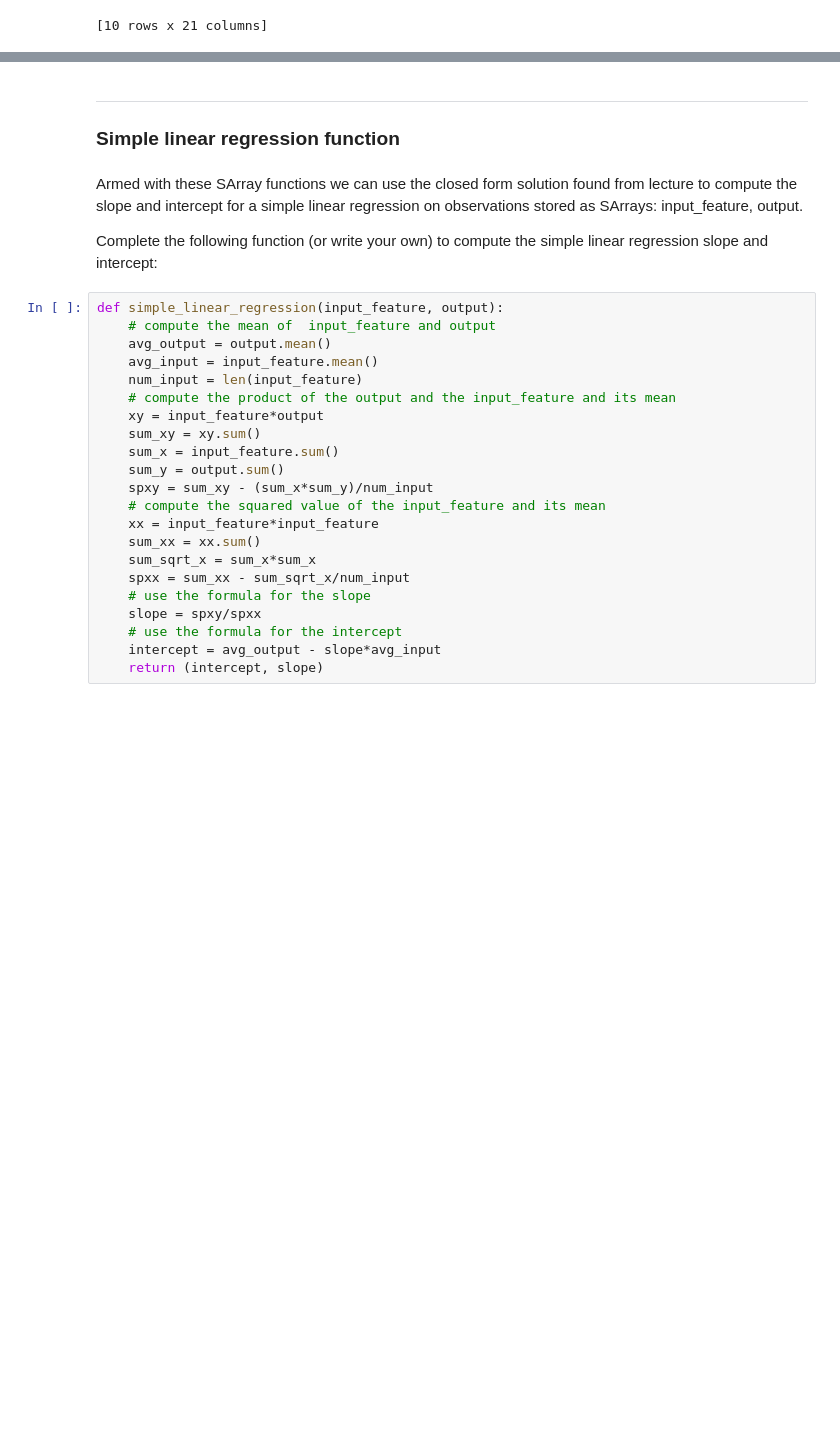
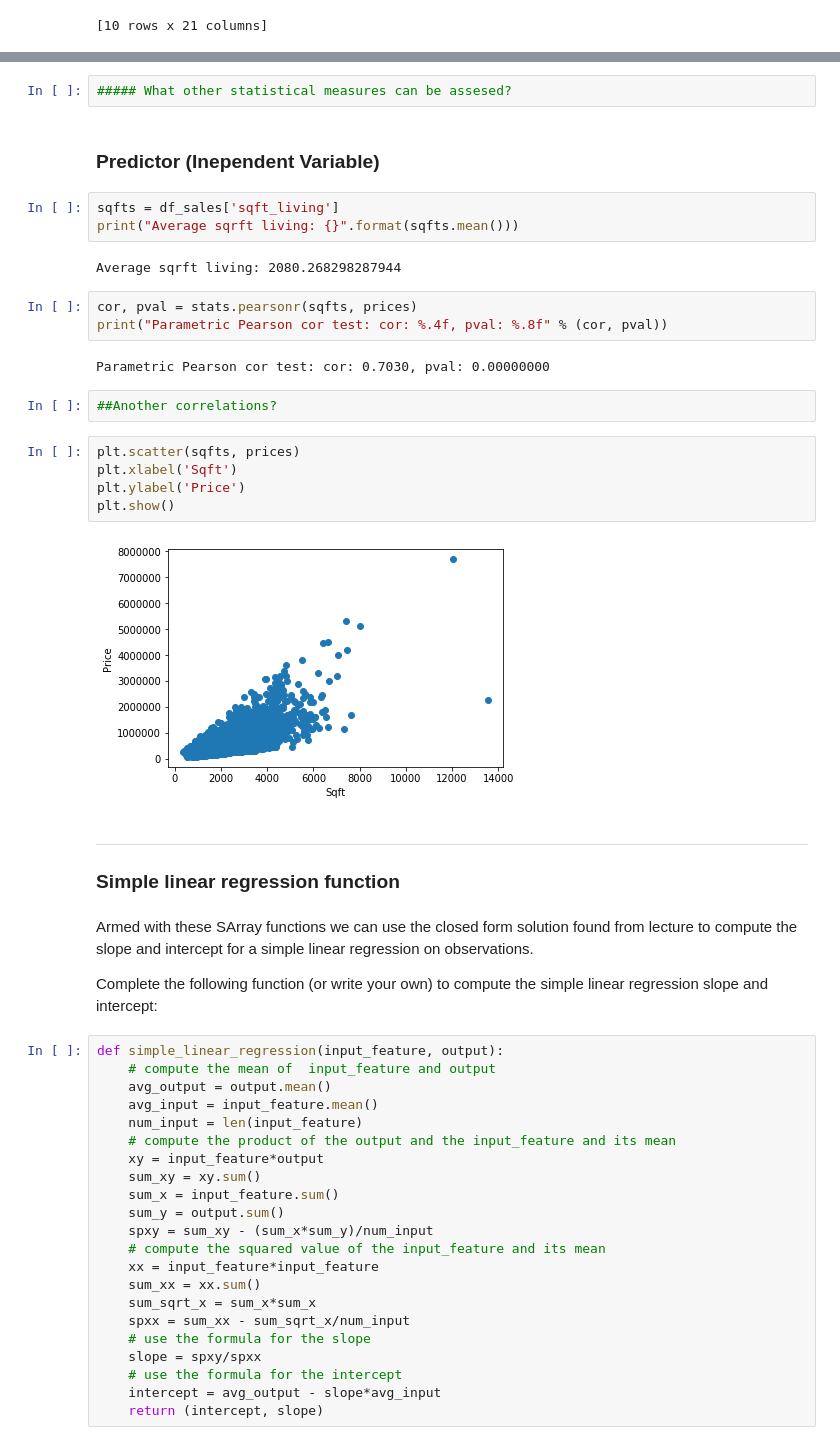
Before and after one commit to pedrohserrano/machine-learning-use-cases, a Jupyter notebook: courses/regression/simple-regression.ipynb, the cells around one changed output, grey strips where cells are left out. Cells and saved outputs as stored; diff of their text form; blank space fills up the shorter version.

```diff
--- a/courses/regression/simple-regression.ipynb
+++ b/courses/regression/simple-regression.ipynb
@@ -99,8 +78,31 @@ the sum of price squared is: 3696505145271446
+# %%
+##### What other statistical measures can be assesed?
+# %% [markdown]
+### Predictor (Inependent Variable)
+# %%
+sqfts = df_sales['sqft_living']
+print("Average sqrft living: {}".format(sqfts.mean()))
+# %% [output]
+Average sqrft living: 2080.268298287944
+# %%
+cor, pval = stats.pearsonr(sqfts, prices)
+print("Parametric Pearson cor test: cor: %.4f, pval: %.8f" % (cor, pval))
+# %% [output]
+Parametric Pearson cor test: cor: 0.7030, pval: 0.00000000
+# %%
+##Another correlations?
+# %%
+plt.scatter(sqfts, prices)
+plt.xlabel('Sqft')
+plt.ylabel('Price')
+plt.show()
+# %% [output]
+[figure, added]
 # %% [markdown]
 ---
 ### Simple linear regression function
 # %% [markdown]
-Armed with these SArray functions we can use the closed form solution found from lecture to compute the slope and intercept for a simple linear regression on observations stored as SArrays: input_feature, output.
+Armed with these SArray functions we can use the closed form solution found from lecture to compute the slope and intercept for a simple linear regression on observations.
 
 Complete the following function (or write your own) to compute the simple linear regression slope and intercept:
 # %%
```
Also changed, not shown: parts of 19 cells of this notebook, 1 other file.
